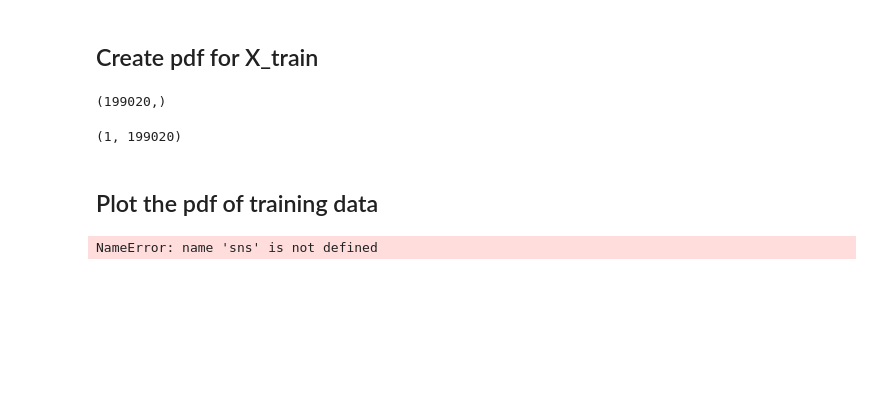
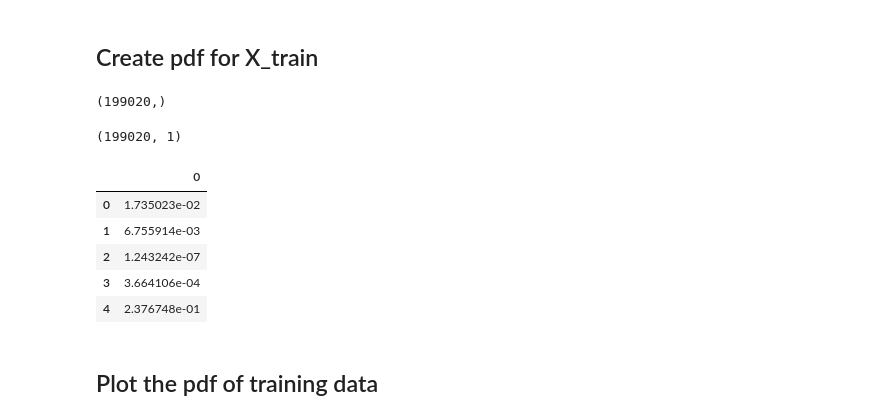
Before and after one commit to abhirockraj/ML_models_fromStrach, a Jupyter notebook: Anomaly_detection.ipynb, the cells around one changed output. Drawn from its saved outputs; the diff is of its cells as text; code cells hidden in the pictures; blank space fills up the shorter version.

```diff
--- a/Anomaly_detection.ipynb
+++ b/Anomaly_detection.ipynb
@@ -136,14 +137,19 @@ pdf.shape
 # %% [output]
 (199020,)
 # %%
-pdf=pdf.reshape(1,pdf.shape[0])
+pdf=pdf.reshape(pdf.shape[0],1)
 pdf.shape
 # %% [output]
-(1, 199020)
+(199020, 1)
+# %%
+df_pdf = pd.DataFrame(pdf)
+df_pdf.head()
+# %% [output]
+|  | 0 |
+| 0 | 1.735023e-02 |
+| 1 | 6.755914e-03 |
+| 2 | 1.243242e-07 |
+| 3 | 3.664106e-04 |
+| 4 | 2.376748e-01 |
 # %% [markdown]
 ## Plot the pdf of training data
-# %%
-sns.displot(pdf)
-plt.show()
-# %% [output]
-NameError: name 'sns' is not defined
```
Also changed, not shown: parts of 25 cells of this notebook, 1 other file.
